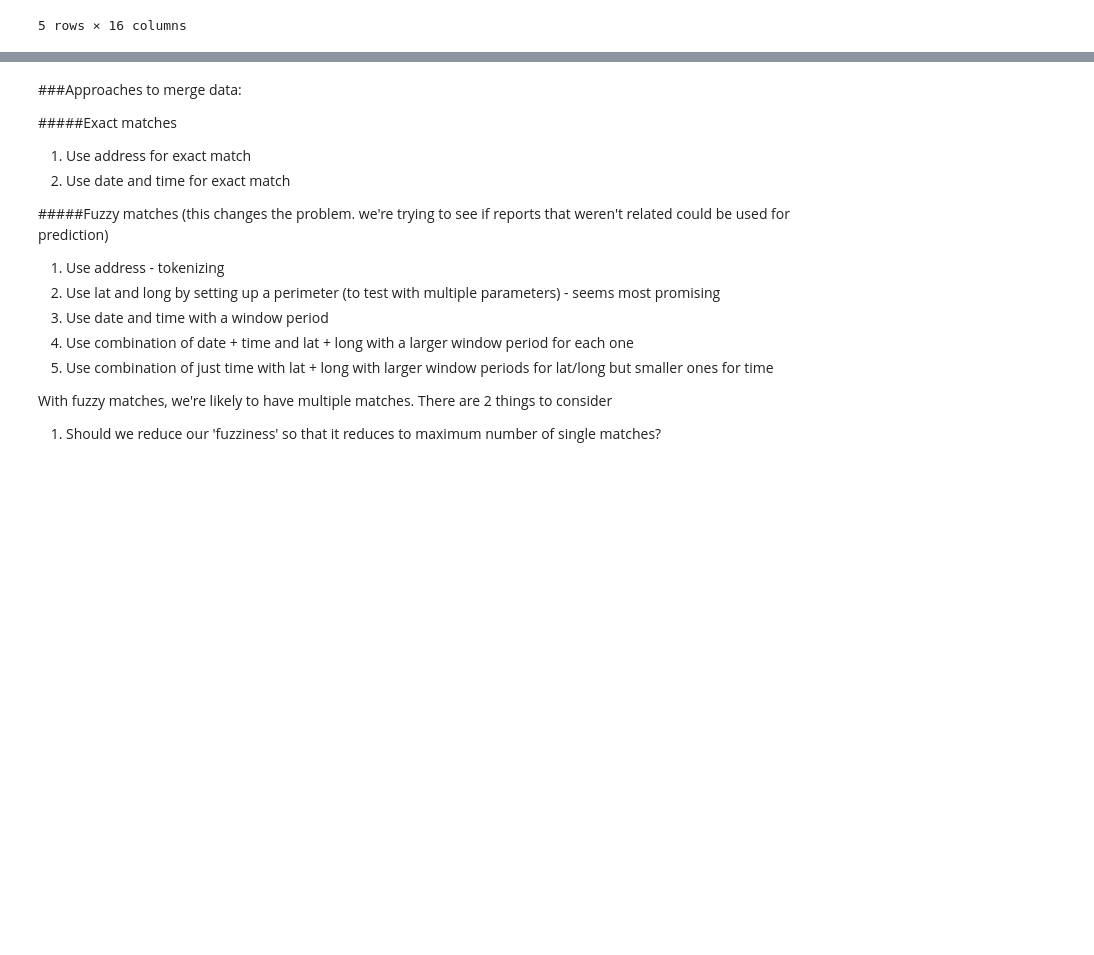
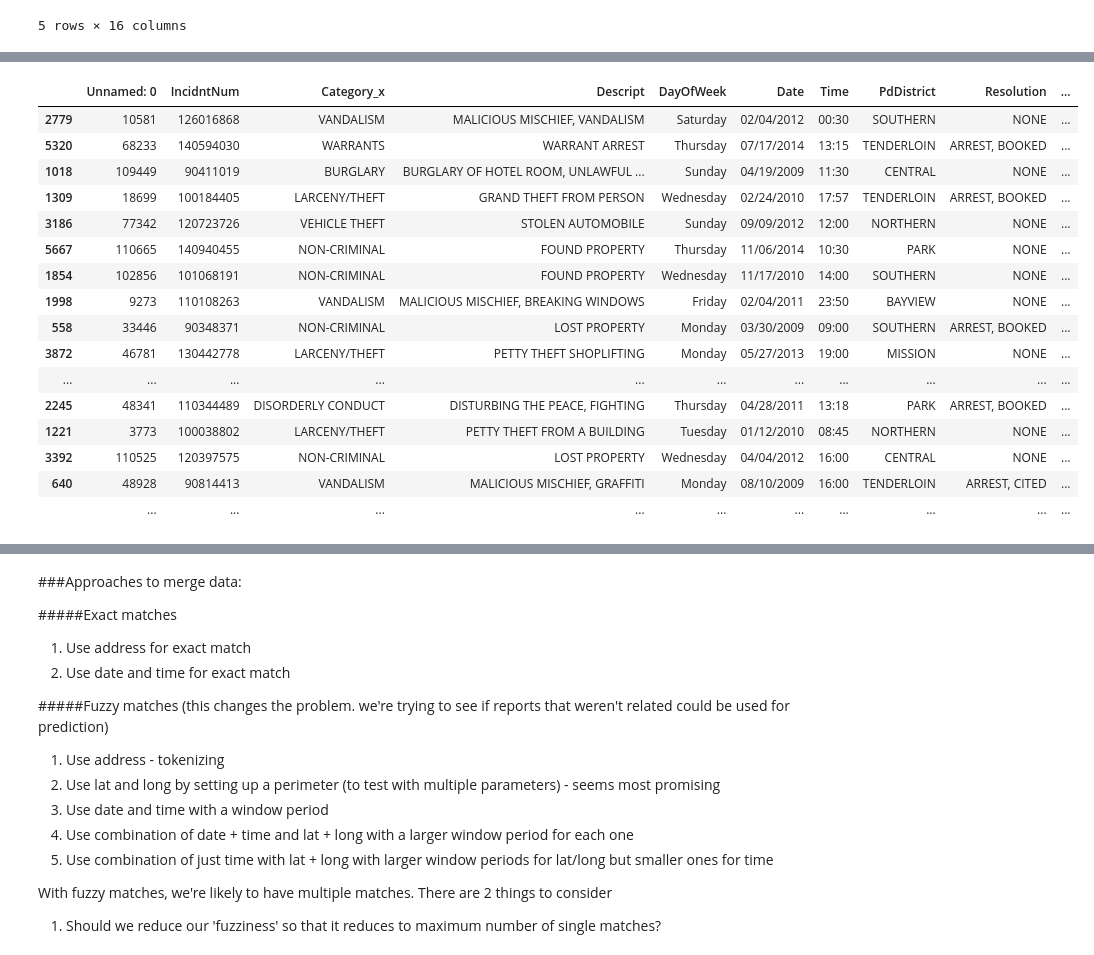
Before and after one commit to sanchitbareja/cs194-finalproj, a Jupyter notebook: dataparsing.ipynb, the cells around one changed output, grey strips where cells are left out. Drawn from its saved outputs; the diff is of its cells as text; code cells hidden in the pictures; blank space fills up the shorter version.

```diff
--- a/dataparsing.ipynb
+++ b/dataparsing.ipynb
@@ -202,0 +224,93 @@ list(all_test.columns.values)
+# %%
+ml_source = all_test.groupby(['Source'])['Source'].nunique()
+ml_source = pd.DataFrame(ml_source.keys())
+ml_source['id'] = ml_source.apply(lambda x: x.index)
+ml_source = ml_source.set_index(['Source'])
+ml_DayOfWeek= all_test.groupby(['DayOfWeek'])['DayOfWeek'].nunique()
+ml_DayOfWeek = pd.DataFrame(ml_DayOfWeek.keys())
+ml_DayOfWeek['id'] = ml_DayOfWeek.apply(lambda x: x.index)
+ml_DayOfWeek = ml_DayOfWeek.set_index(['DayOfWeek'])
+ml_Category_x = all_test.groupby(['Category_x'])['Category_x'].nunique()
+ml_Category_x = pd.DataFrame(ml_Category_x.keys())
+ml_Category_x['id'] = ml_Category_x.apply(lambda x: x.index)
+ml_Category_x = ml_Category_x.set_index(['Category_x'])
+ml_PdDistrict = all_test.groupby(['PdDistrict'])['PdDistrict'].nunique()
+ml_PdDistrict = pd.DataFrame(ml_PdDistrict.keys())
+ml_PdDistrict['id'] = ml_PdDistrict.apply(lambda x: x.index)
+ml_PdDistrict = ml_PdDistrict.set_index(['PdDistrict'])
+
+ml_Responsible_Agency = all_test.groupby(['Responsible Agency'])['Responsible Agency'].nunique()
+ml_Responsible_Agency = pd.DataFrame(ml_Responsible_Agency.keys())
+ml_Responsible_Agency['id'] = ml_Responsible_Agency.apply(lambda x: x.index)
+ml_Responsible_Agency = ml_Responsible_Agency.set_index(['Responsible Agency'])
+
+ml_Request_Type = all_test.groupby(['Request Type'])['Request Type'].nunique()
+ml_Request_Type = pd.DataFrame(ml_Request_Type.keys())
+ml_Request_Type['id'] = ml_Request_Type.apply(lambda x: x.index)
+ml_Request_Type = ml_Request_Type.set_index(['Request Type'])
+
+def source_ml(row):
+    try:
+        return int(ml_source.loc[row['Source']].id)
+    except:
+        return 100
+def DayOfWeek_ML(row):
+    try:
+        return int(ml_DayOfWeek.loc[row['DayOfWeek']].id)
+    except:
+        return 100
+def Category_x_ML(row):
+    try:
+        return int(ml_Category_x.loc[row['Category_x']].id)
+    except:
+        return 100
+def PdDistrict_ML(row):
+    try:
+        return int(ml_PdDistrict.loc[row['PdDistrict']].id)
+    except:
+        return 100
+
+def Time_ML(row):
+    try:
+        return int(row['Time'].split(":")[0])
+    except:
+        return 100
+
+def Responsible_Agency_ML(row):
+    try:
+        return int(ml_Responsible_Agency.loc[row['Responsible Agency']].id)
+    except:
+        return 100
+
+def Request_Type_ML(row):
+    try:
+        return int(ml_Request_Type.loc[row['Request Type']].id)
+    except:
+        return 100
+
+all_training['Source_ML'] = all_training.apply(source_ml, axis=1)
+all_training['DayOfWeek_ML'] = all_training.apply(DayOfWeek_ML, axis=1)
+all_training['Category_x_ML'] = all_training.apply(Category_x_ML, axis=1)
+all_training['PdDistrict_ML'] = all_training.apply(PdDistrict_ML, axis=1)
+all_training['Time_ML'] = all_training.apply(Time_ML, axis=1)
+all_training['Responsible_Agency_ML'] = all_training.apply(Responsible_Agency_ML, axis=1)
+all_training['Request_Type_ML'] = all_training.apply(Request_Type_ML, axis=1)
+all_training
+# %% [output]
+|  | Unnamed: 0 | IncidntNum | Category_x | Descript | DayOfWeek | Date | Time | PdDistrict | Resolution | ... |
+| 2779 | 10581 | 126016868 | VANDALISM | MALICIOUS MISCHIEF, VANDALISM | Saturday | 02/04/2012 | 00:30 | SOUTHERN | NONE | ... |
+| 5320 | 68233 | 140594030 | WARRANTS | WARRANT ARREST | Thursday | 07/17/2014 | 13:15 | TENDERLOIN | ARREST, BOOKED | ... |
+| 1018 | 109449 | 90411019 | BURGLARY | BURGLARY OF HOTEL ROOM, UNLAWFUL ... | Sunday | 04/19/2009 | 11:30 | CENTRAL | NONE | ... |
+| 1309 | 18699 | 100184405 | LARCENY/THEFT | GRAND THEFT FROM PERSON | Wednesday | 02/24/2010 | 17:57 | TENDERLOIN | ARREST, BOOKED | ... |
+| 3186 | 77342 | 120723726 | VEHICLE THEFT | STOLEN AUTOMOBILE | Sunday | 09/09/2012 | 12:00 | NORTHERN | NONE | ... |
+| 5667 | 110665 | 140940455 | NON-CRIMINAL | FOUND PROPERTY | Thursday | 11/06/2014 | 10:30 | PARK | NONE | ... |
+| 1854 | 102856 | 101068191 | NON-CRIMINAL | FOUND PROPERTY | Wednesday | 11/17/2010 | 14:00 | SOUTHERN | NONE | ... |
+| 1998 | 9273 | 110108263 | VANDALISM | MALICIOUS MISCHIEF, BREAKING WINDOWS | Friday | 02/04/2011 | 23:50 | BAYVIEW | NONE | ... |
+| 558 | 33446 | 90348371 | NON-CRIMINAL | LOST PROPERTY | Monday | 03/30/2009 | 09:00 | SOUTHERN | ARREST, BOOKED | ... |
+| 3872 | 46781 | 130442778 | LARCENY/THEFT | PETTY THEFT SHOPLIFTING | Monday | 05/27/2013 | 19:00 | MISSION | NONE | ... |
+| ... | ... | ... | ... | ... | ... | ... | ... | ... | ... | ... |
+| 2245 | 48341 | 110344489 | DISORDERLY CONDUCT | DISTURBING THE PEACE, FIGHTING | Thursday | 04/28/2011 | 13:18 | PARK | ARREST, BOOKED | ... |
+| 1221 | 3773 | 100038802 | LARCENY/THEFT | PETTY THEFT FROM A BUILDING | Tuesday | 01/12/2010 | 08:45 | NORTHERN | NONE | ... |
+| 3392 | 110525 | 120397575 | NON-CRIMINAL | LOST PROPERTY | Wednesday | 04/04/2012 | 16:00 | CENTRAL | NONE | ... |
+| 640 | 48928 | 90814413 | VANDALISM | MALICIOUS MISCHIEF, GRAFFITI | Monday | 08/10/2009 | 16:00 | TENDERLOIN | ARREST, CITED | ... |
+|  | ... | ... | ... | ... | ... | ... | ... | ... | ... | ... |
```
Also changed, not shown: parts of 15 cells of this notebook.
